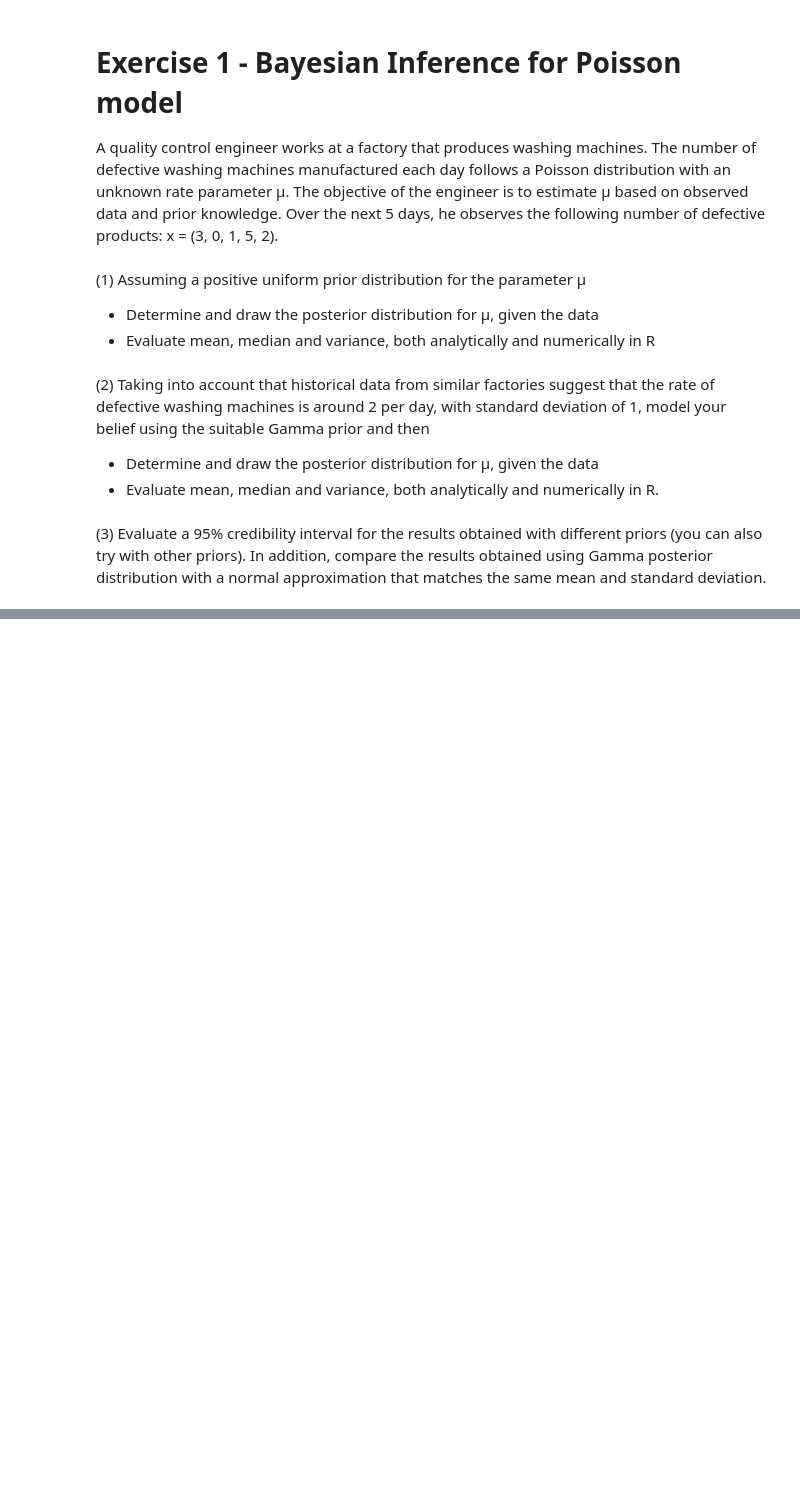
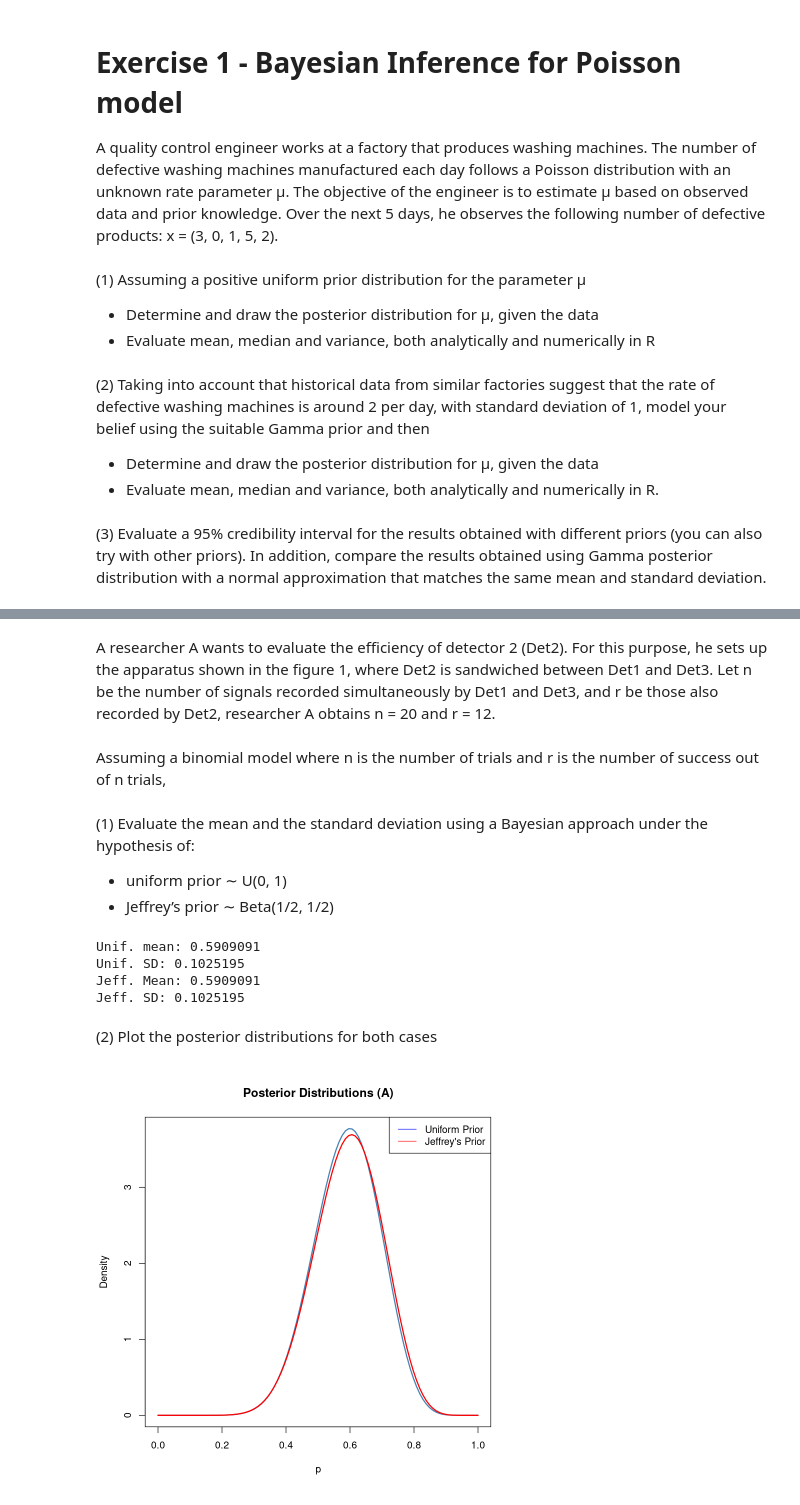
Before and after one commit to AlbertoCasellato/AdvancedStatistics, a Jupyter notebook: Ex3/AlbertoCasellato_Lab3.ipynb, the cells around one changed output, grey strips where cells are left out. Drawn from its saved outputs; the diff is of its cells as text; code cells hidden in the pictures; blank space fills up the shorter version.

```diff
--- a/Ex3/AlbertoCasellato_Lab3.ipynb
+++ b/Ex3/AlbertoCasellato_Lab3.ipynb
@@ -15,0 +18,48 @@ Over the next 5 days, he observes the following number of defective products: x
+# %% [markdown]
+A researcher A wants to evaluate the efficiency of detector 2 (Det2).
+For this purpose, he sets up the apparatus shown in the figure 1, where Det2 is sandwiched between Det1 and Det3.
+Let n be the number of signals recorded simultaneously by Det1 and Det3, and r be those also recorded by Det2, researcher A obtains n = 20 and r = 12.
+# %% [markdown]
+Assuming a binomial model where n is the number of trials and r is the number of
+success out of n trials,
+# %% [markdown]
+(1) Evaluate the mean and the standard deviation using a Bayesian approach under the hypothesis of:
+- uniform prior ∼ U(0, 1)
+- Jeffrey’s prior ∼ Beta(1/2, 1/2)
+# %%
+nA <- 20
+rA <- 12
+
+unif_alpha <- 1 + rA
+unif_beta <- 1 + nA - rA
+
+unif_mean <- unif_alpha / (unif_alpha + unif_beta)
+unif_sd <- sqrt(unif_alpha * unif_beta / ((unif_alpha + unif_beta)^2 * (unif_alpha + unif_beta + 1)))
+
+cat("Unif. mean:", unif_mean, "\nUnif. SD:", unif_sd)
+
+jeff_alpha <- 0.5 + rA
+jeff_beta <- 0.5 + nA - rA
+
+jeff_mean <- jeff_alpha / (jeff_alpha + jeff_beta)
+jeff_sd <- sqrt(jeff_alpha * jeff_beta / ((jeff_alpha + jeff_beta)^2 * (jeff_alpha + jeff_beta + 1)))
+
+cat("\nJeff. Mean:", unif_mean, "\nJeff. SD:", unif_sd)
+# %% [output]
+Unif. mean: 0.5909091
+Unif. SD: 0.1025195
+Jeff. Mean: 0.5909091
+Jeff. SD: 0.1025195
+# %% [markdown]
+(2) Plot the posterior distributions for both cases
+# %%
+x <- seq(0, 1, length.out=100)
+plot(x, dbeta(x, unif_alpha, unif_beta),
+     type = "l", col = "steelblue", lwd = 2,
+     ylab = "Density", xlab = "p",
+     main = "Posterior Distributions (A)")
+lines(x, dbeta(x, jeff_alpha, jeff_beta), col = "red", lwd = 2)
+legend("topright", legend = c("Uniform Prior", "Jeffrey's Prior"),
+       col = c("blue", "red"), lty = 1)
+# %% [output]
+[figure, added]
```
Also changed, not shown: parts of 8 cells of this notebook.
